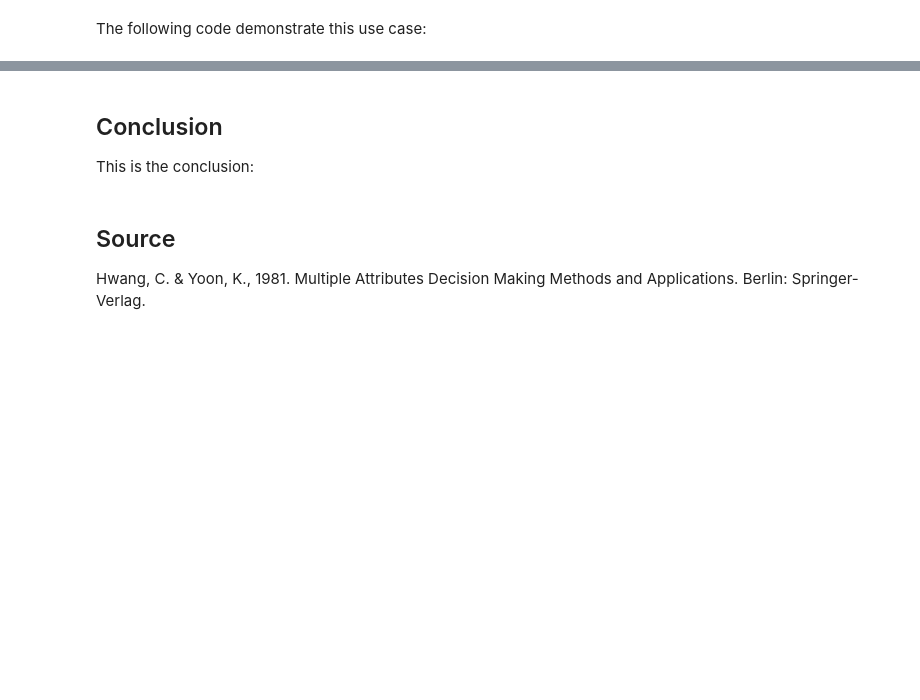
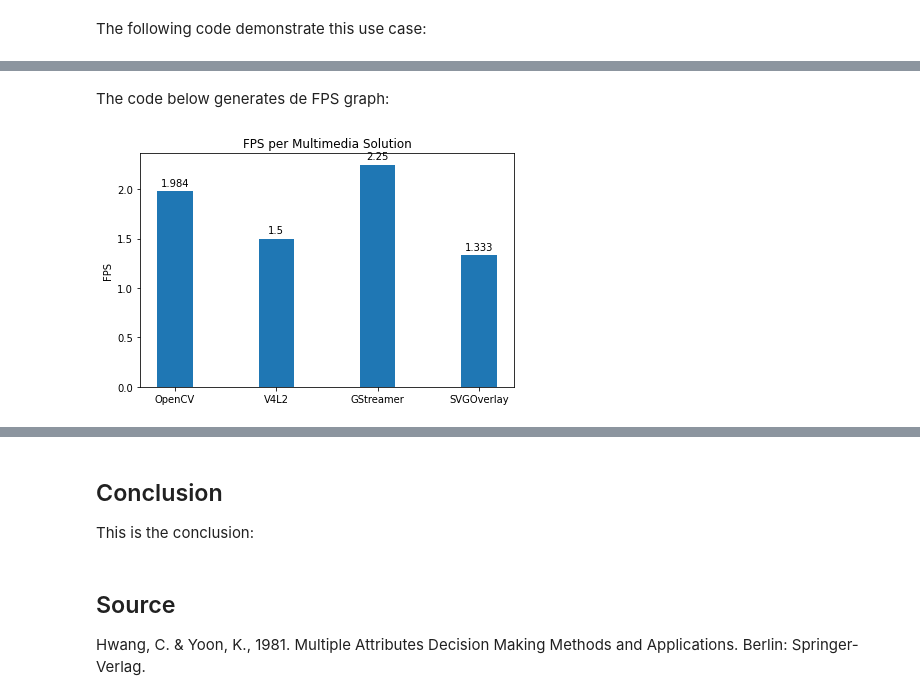
Before and after one commit to marcofrk/ia369_final_project, a Jupyter notebook: deliver/improving-machine-learning-experience.ipynb, the cells around one changed output, grey strips where cells are left out. Drawn from its saved outputs; the diff is of its cells as text; code cells hidden in the pictures; blank space fills up the shorter version.

Commit message:
UP: Results: Add matplotlib graphs
Signed-off-by: Marco Franchi <marco.franchi@nxp.com>

```diff
--- a/deliver/improving-machine-learning-experience.ipynb
+++ b/deliver/improving-machine-learning-experience.ipynb
@@ -128,0 +130,26 @@ The following results.
+# %%
+from ObjectDetection import ObjectsDetectionOpenCV
+from ObjectDetection import ObjectsDetectionGStreamer
+
+fps = []
+inf = []
+
+opencv = ObjectsDetectionOpenCV()
+inf_opencv, fps_opencv = opencv.run()
+
+fps.append(fps_opencv)
+inf.append(inf_opencv)
+
+#V4L2 is still not working, so I am simulating a value
+fps.append(1.5)
+inf.append(490)
+
+#APPSRC is still not working, so I am simulating a value
+fps.append(2.25)
+inf.append(467)
+
+gstreamer = ObjectsDetectionGStreamer()
+inf_gstreamer, fps_gstreamer = gstreamer.run()
+
+fps.append(fps_gstreamer)
+inf.append(inf_gstreamer)
@@ -128,0 +174,9 @@ The following results.
+# %% [markdown]
+The code below generates de FPS graph:
+# %%
+from ObjectDetection import graphs
+
+fps_g = graphs()
+fps_g.start(fps, 'FPS')
+# %% [output]
+[figure, added]
```
Also changed, not shown: parts of 7 cells of this notebook, 1 other file.
